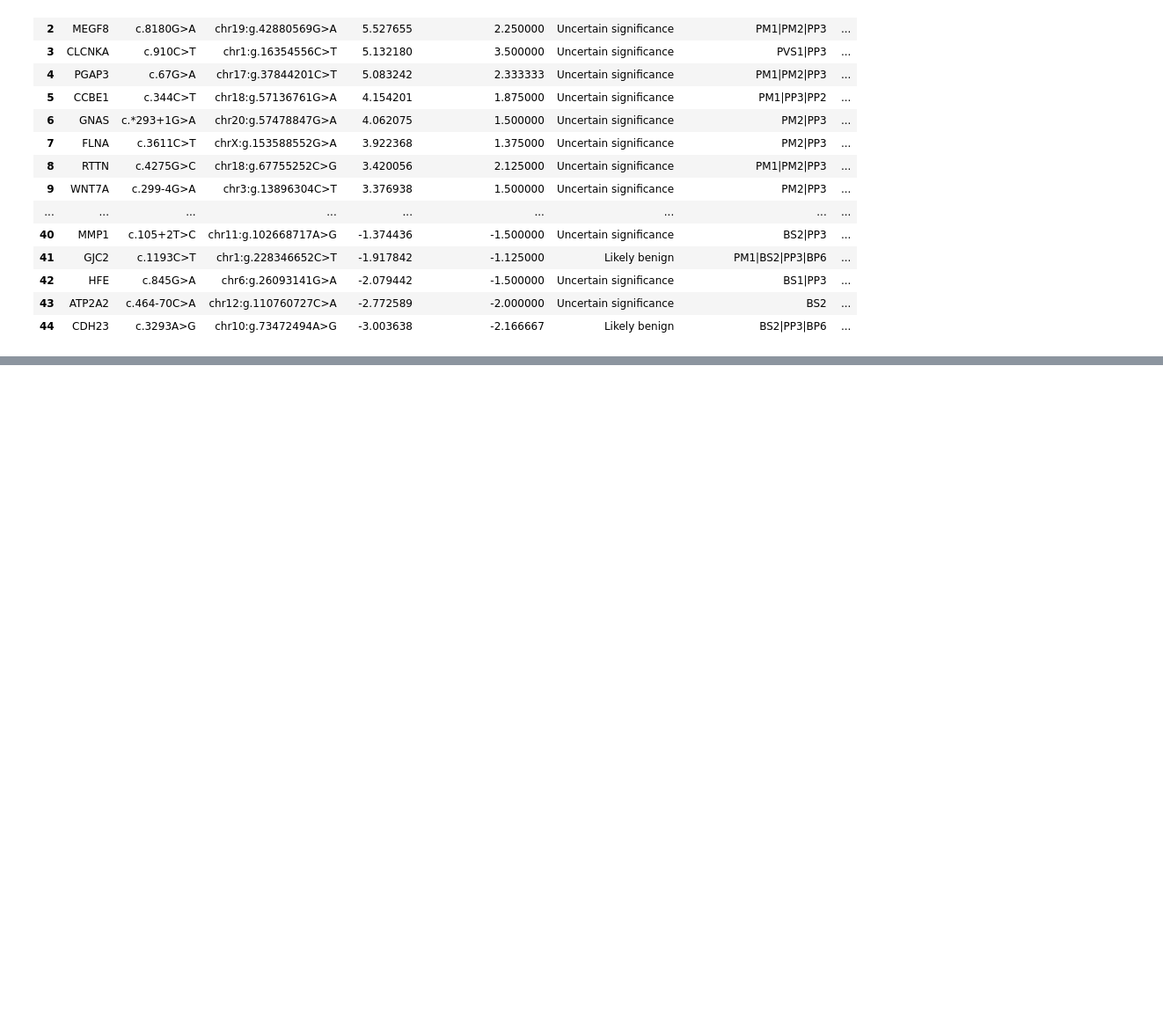
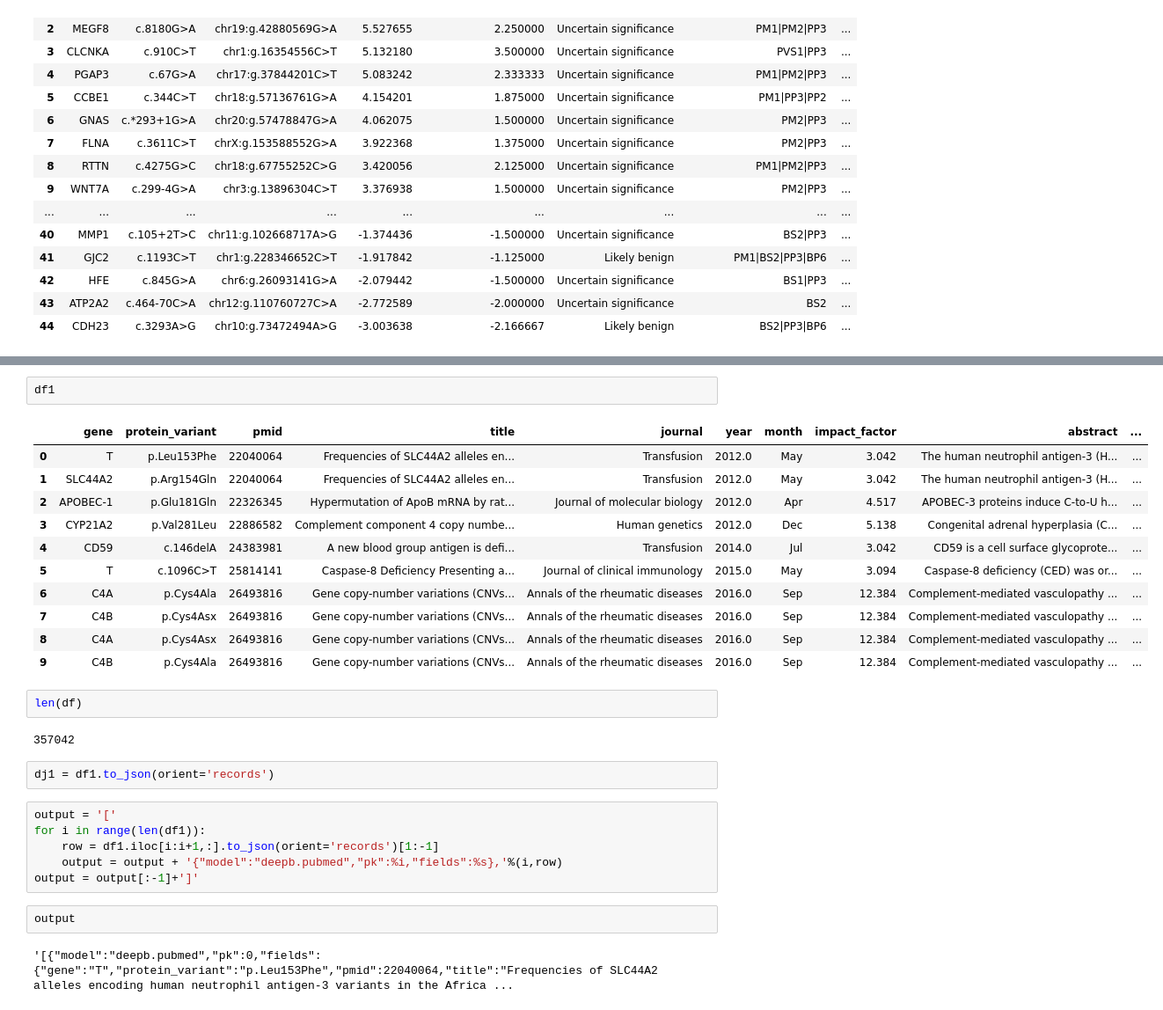
Before and after one commit to xguo39/deepbrain, a Jupyter notebook: deepb/test.ipynb, the cells around one changed output, grey strips where cells are left out. Shown at 88% size. Cells and saved outputs as stored; diff of their text form; blank space fills up the shorter version.

```diff
--- a/deepb/test.ipynb
+++ b/deepb/test.ipynb
@@ -27,0 +138,30 @@ final_res
+# %%
+df1
+# %% [output]
+|  | gene | protein_variant | pmid | title | journal | year | month | impact_factor | abstract | ... |
+| 0 | T | p.Leu153Phe | 22040064 | Frequencies of SLC44A2 alleles en... | Transfusion | 2012.0 | May | 3.042 | The human neutrophil antigen-3 (H... | ... |
+| 1 | SLC44A2 | p.Arg154Gln | 22040064 | Frequencies of SLC44A2 alleles en... | Transfusion | 2012.0 | May | 3.042 | The human neutrophil antigen-3 (H... | ... |
+| 2 | APOBEC-1 | p.Glu181Gln | 22326345 | Hypermutation of ApoB mRNA by rat... | Journal of molecular biology | 2012.0 | Apr | 4.517 | APOBEC-3 proteins induce C-to-U h... | ... |
+| 3 | CYP21A2 | p.Val281Leu | 22886582 | Complement component 4 copy numbe... | Human genetics | 2012.0 | Dec | 5.138 | Congenital adrenal hyperplasia (C... | ... |
+| 4 | CD59 | c.146delA | 24383981 | A new blood group antigen is defi... | Transfusion | 2014.0 | Jul | 3.042 | CD59 is a cell surface glycoprote... | ... |
+| 5 | T | c.1096C>T | 25814141 | Caspase-8 Deficiency Presenting a... | Journal of clinical immunology | 2015.0 | May | 3.094 | Caspase-8 deficiency (CED) was or... | ... |
+| 6 | C4A | p.Cys4Ala | 26493816 | Gene copy-number variations (CNVs... | Annals of the rheumatic diseases | 2016.0 | Sep | 12.384 | Complement-mediated vasculopathy ... | ... |
+| 7 | C4B | p.Cys4Asx | 26493816 | Gene copy-number variations (CNVs... | Annals of the rheumatic diseases | 2016.0 | Sep | 12.384 | Complement-mediated vasculopathy ... | ... |
+| 8 | C4A | p.Cys4Asx | 26493816 | Gene copy-number variations (CNVs... | Annals of the rheumatic diseases | 2016.0 | Sep | 12.384 | Complement-mediated vasculopathy ... | ... |
+| 9 | C4B | p.Cys4Ala | 26493816 | Gene copy-number variations (CNVs... | Annals of the rheumatic diseases | 2016.0 | Sep | 12.384 | Complement-mediated vasculopathy ... | ... |
+# %%
+len(df)
+# %% [output]
+357042
+# %%
+dj1 = df1.to_json(orient='records')
+# %%
+output = '['
+for i in range(len(df1)):
+    row = df1.iloc[i:i+1,:].to_json(orient='records')[1:-1]
+    output = output + '{"model":"deepb.pubmed","pk":%i,"fields":%s},'%(i,row)
+output = output[:-1]+']'
+# %%
+output
+# %% [output]
+'[{"model":"deepb.pubmed","pk":0,"fields":{"gene":"T","protein_variant":"p.Leu153Phe","pmid":22040064,"title":"Frequencies of SLC44A2 alleles encoding human neutrophil antigen-3 variants in the Africa ...
```
Also changed, not shown: parts of 22 cells of this notebook, 16 other files.
